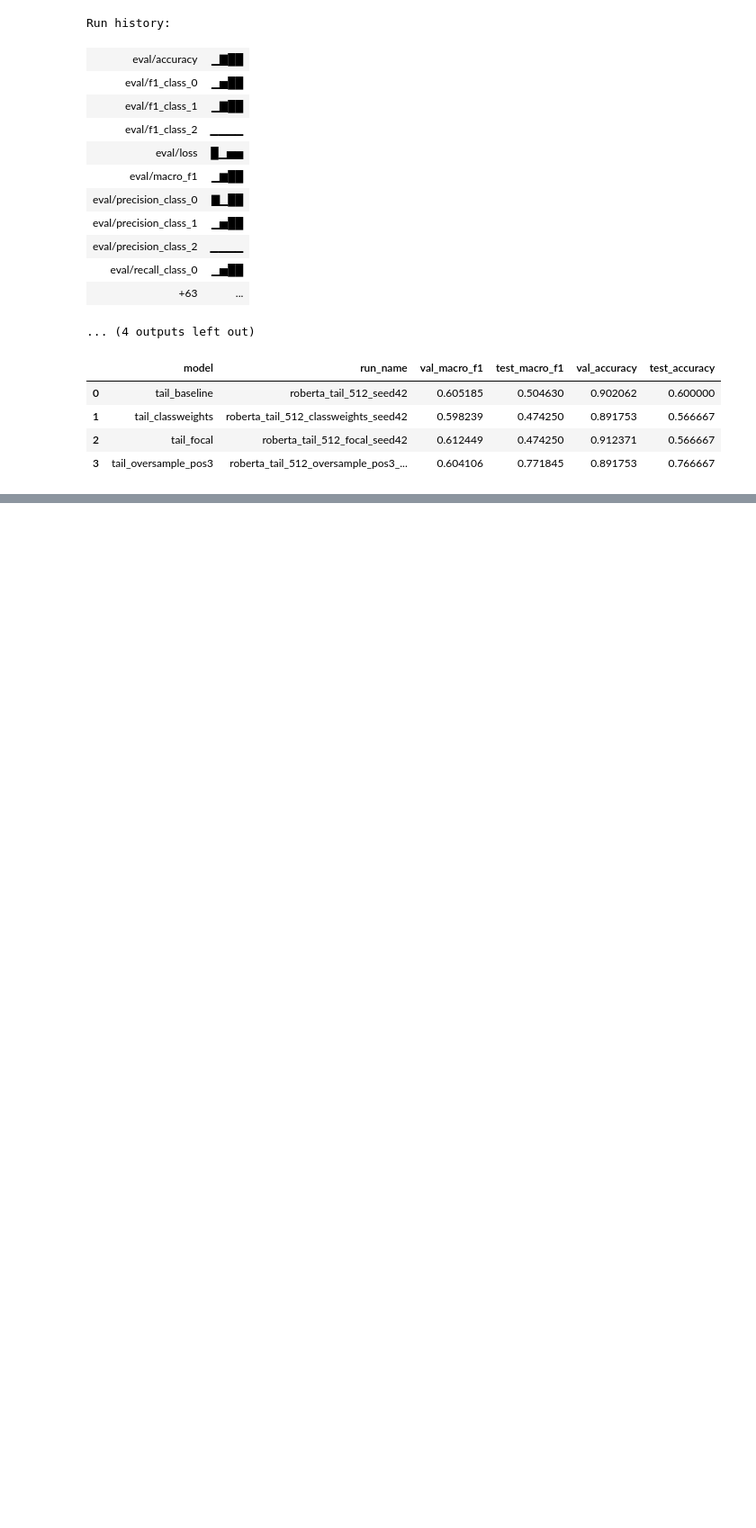
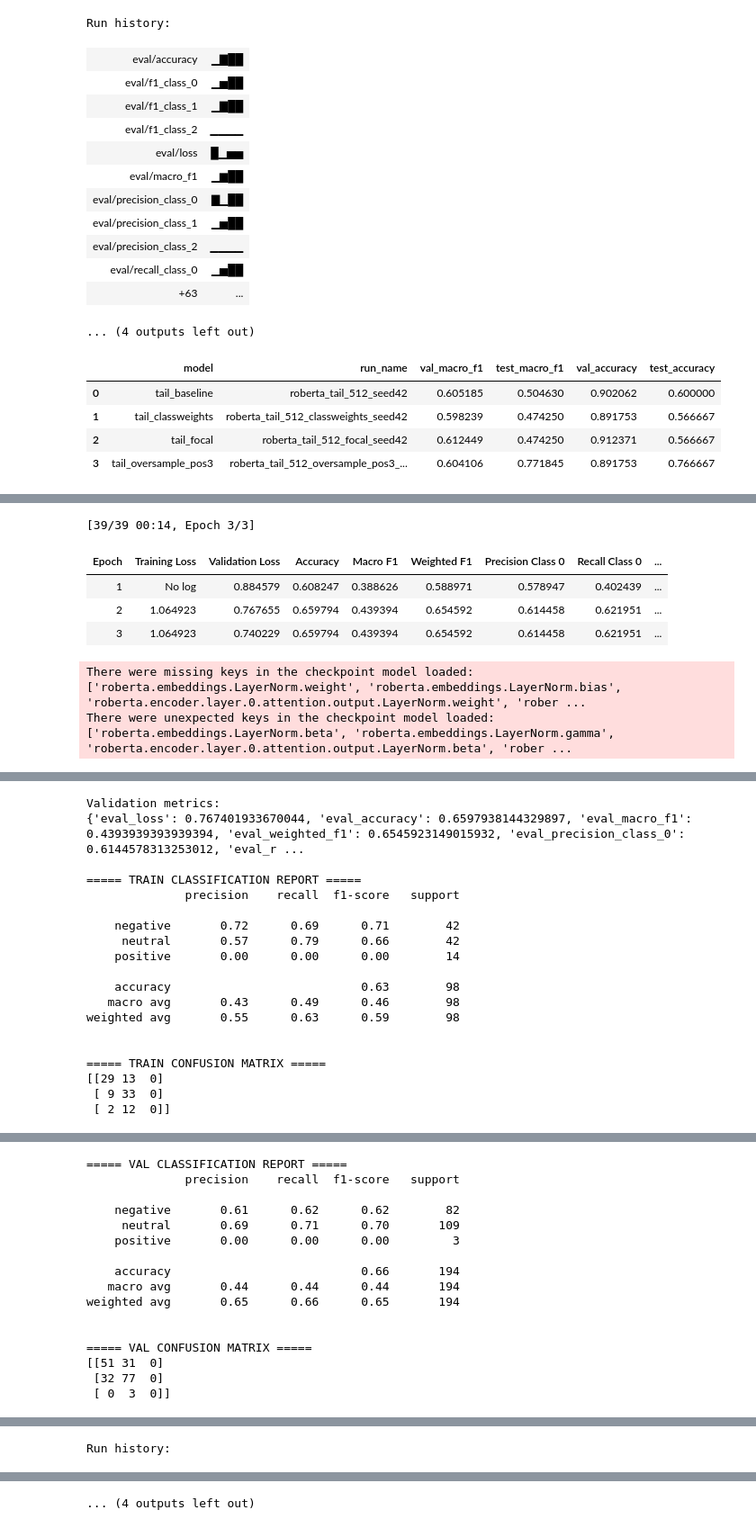
Before and after one commit to sulucay01/DI725-assignment1, a Jupyter notebook: notebooks/03_modeling_baseline.ipynb, the cells around one changed output, grey strips where cells are left out. Shown at 90% size. Cells and saved outputs as stored; diff of their text form; code cells hidden in the pictures; blank space fills up the shorter version.

```diff
--- a/notebooks/03_modeling_baseline.ipynb
+++ b/notebooks/03_modeling_baseline.ipynb
@@ -2221,0 +2311,13 @@ oversample_per_class_df
+# %%
+train_us_tail = apply_truncation(train_us, BEST_TRUNCATION_STRATEGY, tokenizer, BEST_MAX_LENGTH)
+
+train_us_hf = Dataset.from_pandas(
+    train_us_tail[["model_text", "label"]],
+    preserve_index=False
+)
+
+train_us_hf = train_us_hf.map(tokenize_batch_tail, batched=True)
+train_us_hf = train_us_hf.rename_column("label", "labels")
+train_us_hf.set_format(type="torch", columns=columns_to_keep)
+
+print(train_us_hf)
@@ -2221,0 +2417,28 @@ oversample_per_class_df
+# %%
+undersample_train_result = undersample_trainer.train()
+undersample_val_metrics = undersample_trainer.evaluate()
+
+print("\nValidation metrics:")
+print(undersample_val_metrics)
+
+undersample_train_results = evaluate_split(undersample_trainer, train_us_hf, "train", label_names)
+undersample_val_results = evaluate_split(undersample_trainer, val_tail_hf, "val", label_names)
+undersample_test_results = evaluate_split(undersample_trainer, test_tail_hf, "test", label_names)
+
+undersample_results = {
+    "run_name": UNDERSAMPLE_RUN_NAME,
+    "strategy": "tail_undersample",
+    "train_results": undersample_train_results,
+    "val_results": undersample_val_results,
+    "test_results": undersample_test_results
+}
+
+wandb.finish()
+# %% [output]
+[39/39 00:14, Epoch 3/3]
+| Epoch | Training Loss | Validation Loss | Accuracy | Macro F1 | Weighted F1 | Precision Class 0 | Recall Class 0 | ... |
+| 1 | No log | 0.884579 | 0.608247 | 0.388626 | 0.588971 | 0.578947 | 0.402439 | ... |
+| 2 | 1.064923 | 0.767655 | 0.659794 | 0.439394 | 0.654592 | 0.614458 | 0.621951 | ... |
+| 3 | 1.064923 | 0.740229 | 0.659794 | 0.439394 | 0.654592 | 0.614458 | 0.621951 | ... |
+There were missing keys in the checkpoint model loaded: ['roberta.embeddings.LayerNorm.weight', 'roberta.embeddings.LayerNorm.bias', 'roberta.encoder.layer.0.attention.output.LayerNorm.weight', 'rober ...
+There were unexpected keys in the checkpoint model loaded: ['roberta.embeddings.LayerNorm.beta', 'roberta.embeddings.LayerNorm.gamma', 'roberta.encoder.layer.0.attention.output.LayerNorm.beta', 'rober ...
@@ -2221,0 +2446,19 @@ oversample_per_class_df
+Validation metrics:
+{'eval_loss': 0.767401933670044, 'eval_accuracy': 0.6597938144329897, 'eval_macro_f1': 0.4393939393939394, 'eval_weighted_f1': 0.6545923149015932, 'eval_precision_class_0': 0.6144578313253012, 'eval_r ...
+
+===== TRAIN CLASSIFICATION REPORT =====
+              precision    recall  f1-score   support
+
+    negative       0.72      0.69      0.71        42
+     neutral       0.57      0.79      0.66        42
+    positive       0.00      0.00      0.00        14
+
+    accuracy                           0.63        98
+   macro avg       0.43      0.49      0.46        98
+weighted avg       0.55      0.63      0.59        98
+
+
+===== TRAIN CONFUSION MATRIX =====
+[[29 13  0]
+ [ 9 33  0]
+ [ 2 12  0]]
@@ -2221,0 +2466,16 @@ oversample_per_class_df
+===== VAL CLASSIFICATION REPORT =====
+              precision    recall  f1-score   support
+
+    negative       0.61      0.62      0.62        82
+     neutral       0.69      0.71      0.70       109
+    positive       0.00      0.00      0.00         3
+
+    accuracy                           0.66       194
+   macro avg       0.44      0.44      0.44       194
+weighted avg       0.65      0.66      0.65       194
+
+
+===== VAL CONFUSION MATRIX =====
+[[51 31  0]
+ [32 77  0]
+ [ 0  3  0]]
@@ -2221,0 +2500 @@ oversample_per_class_df
+Run history:
@@ -2221,0 +2512 @@ oversample_per_class_df
+... (4 outputs left out)
```
Also changed, not shown: parts of 8 cells of this notebook.
